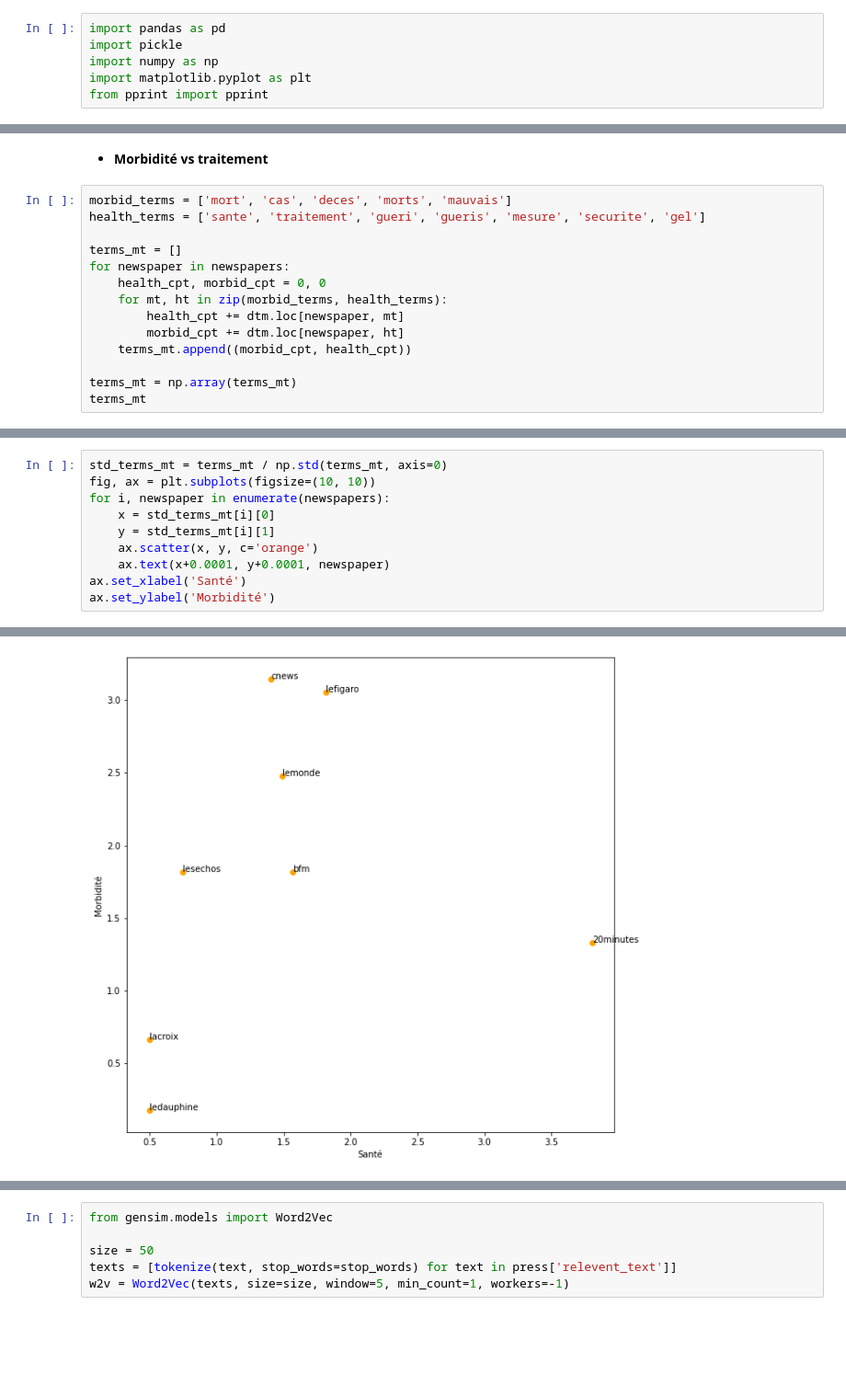
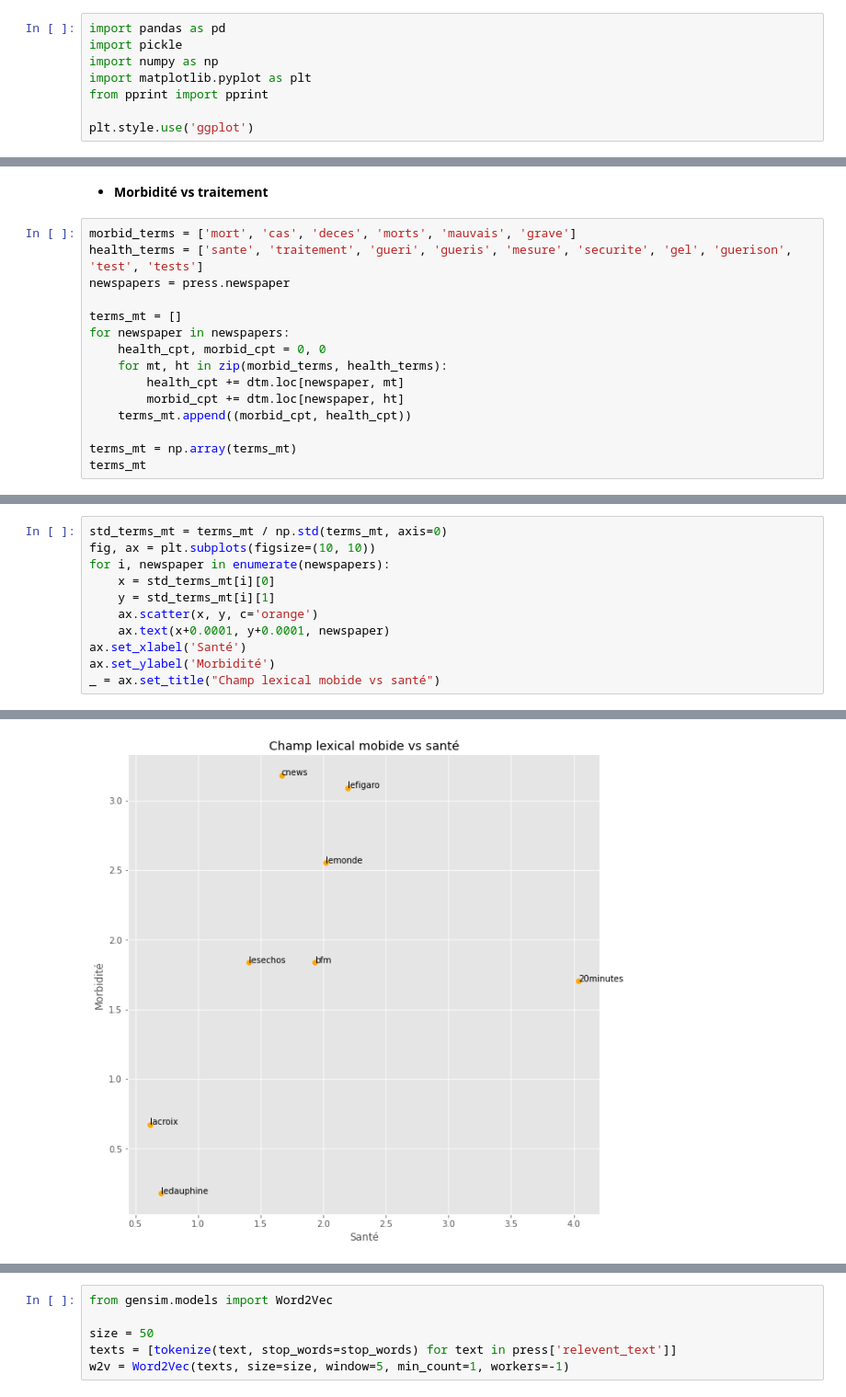
Before and after one commit to vesran/EDA-media-covid19, a Jupyter notebook: _2_Exploratory_Data_Analysis.ipynb, the cells around one changed output, grey strips where cells are left out. Shown at 92% size. Drawn from its saved outputs; the diff is of its cells as text; blank space fills up the shorter version.

```diff
--- a/_2_Exploratory_Data_Analysis.ipynb
+++ b/_2_Exploratory_Data_Analysis.ipynb
@@ -6,6 +6,8 @@ import pickle
 import numpy as np
 import matplotlib.pyplot as plt
 from pprint import pprint
+
+plt.style.use('ggplot')
 # %%
 press = pd.read_csv('./data/press.csv')
 dtm = pickle.load(open('./data/df_dtm.pkl', 'rb'))
@@ -162,8 +166,9 @@ pprint(lda.print_topics())
 # %% [markdown]
 * **Morbidité vs traitement**
 # %%
-morbid_terms = ['mort', 'cas', 'deces', 'morts', 'mauvais']
-health_terms = ['sante', 'traitement', 'gueri', 'gueris', 'mesure', 'securite', 'gel']
+morbid_terms = ['mort', 'cas', 'deces', 'morts', 'mauvais', 'grave']
+health_terms = ['sante', 'traitement', 'gueri', 'gueris', 'mesure', 'securite', 'gel', 'guerison', 'test', 'tests']
+newspapers = press.newspaper
 
 terms_mt = []
 for newspaper in newspapers:
@@ -194,4 +199,5 @@ for i, newspaper in enumerate(newspapers):
     ax.text(x+0.0001, y+0.0001, newspaper)
 ax.set_xlabel('Santé')
 ax.set_ylabel('Morbidité')
+_ = ax.set_title("Champ lexical mobide vs santé")
 # %% [output]
@@ -199 +204 @@ Text(0, 0.5, 'Morbidité')
-[figure, old version]
+[figure, new version]
```
Also changed, not shown: parts of 11 cells of this notebook, 1 other file.
